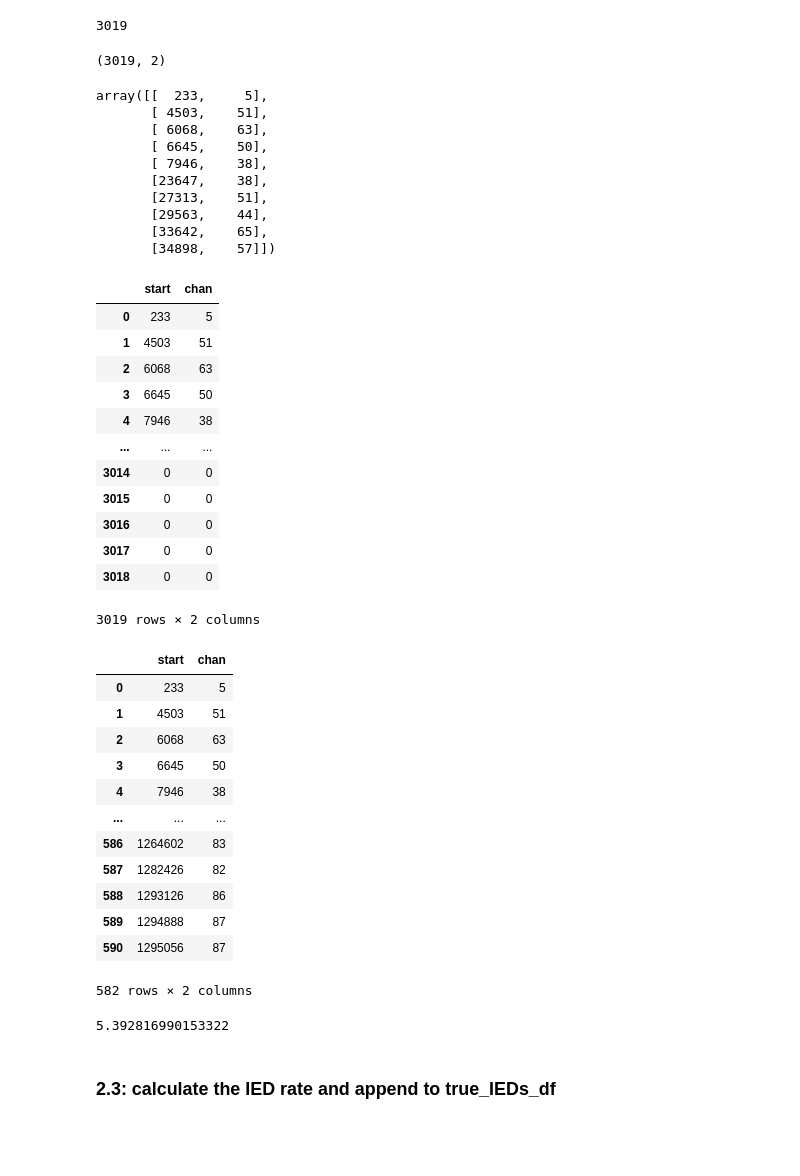
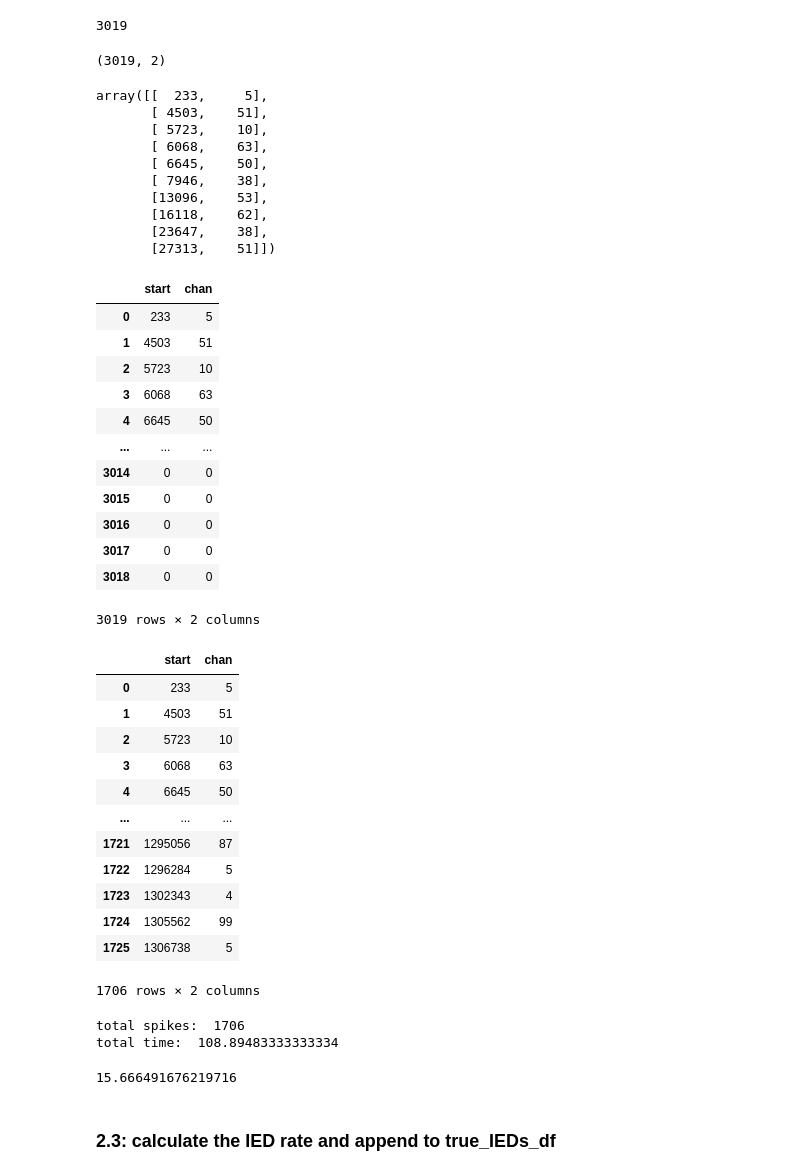
Before and after one commit to Simurgh818/IED_distributions, a Jupyter notebook: IED_distributions.ipynb, the cells around one changed output. Saved outputs shown, nothing was run; the diff lists cells and outputs as text; code cells hidden in the pictures; blank space fills up the shorter version.

Commit message:
fixing a bug in the code that under counted the spikes.

```diff
--- a/IED_distributions.ipynb
+++ b/IED_distributions.ipynb
@@ -159,17 +169,17 @@ session_df_tp.head(10)
 m, n = session_df_tp.shape
 print(m)
 true_IEDs = np.zeros((m,2),dtype=int);
-true_IEDs_df = pd.DataFrame({"start":[session_df_tp.at[0,'start']],
-                            "chan":[session_df_tp.at[0,'chan']]})
-true_IEDs[0,:] = [session_df_tp.at[0,'start'],session_df_tp.at[0,'chan']]
-i = 1
-for ied in range(1,m):
-    idx = session_df_tp.index.values[ied]
-    # print(idx)
-    if (idx and idx+1) in session_df_tp.index:
-
-        if (int(session_df_tp.loc[[idx], 'start']+20) < int(session_df_tp.loc[[idx+1], 'start'])):
-            true_IEDs[i,:] = [session_df_tp.loc[idx,'start'],session_df_tp.loc[idx,'chan']]
+#true_IEDs_df = pd.DataFrame({"start":[session_df_tp.at[0,'start']],
+#                            "chan":[session_df_tp.at[0,'chan']]})
+# true_IEDs[0,:] = [session_df_tp.at[0,'start'],session_df_tp.at[0,'chan']]
+i = 0
+for idx, ied in enumerate(session_df_tp.index.values[:-1]): #range(1,m-1):
+    #print(idx, ied)
+    if (session_df_tp.index.values[[idx+1]][0]): # check here to see what is going on.
+        idx_plus_one = session_df_tp.index.values[[idx+1]][0]
+        #print(idx_plus_one)
+        if (int(session_df_tp.loc[[ied], 'start']+20) < int(session_df_tp.loc[[idx_plus_one], 'start'])):
+            true_IEDs[i,:] = [session_df_tp.loc[ied,'start'],session_df_tp.loc[ied,'chan']]
             i=  i+1
             #true_IEDs_df.
         else:
@@ -183,14 +193,14 @@ true_IEDs[0:10,:]
 (3019, 2)
 array([[  233,     5],
        [ 4503,    51],
+       [ 5723,    10],
        [ 6068,    63],
        [ 6645,    50],
        [ 7946,    38],
+       [13096,    53],
+       [16118,    62],
        [23647,    38],
-       [27313,    51],
-       [29563,    44],
-       [33642,    65],
-       [34898,    57]])
+       [27313,    51]])
 # %%
 true_IEDs_df = pd.DataFrame(true_IEDs,columns=['start','chan'])
 true_IEDs_df
@@ -198,9 +208,9 @@ true_IEDs_df
 |  | start | chan |
 | 0 | 233 | 5 |
 | 1 | 4503 | 51 |
-| 2 | 6068 | 63 |
-| 3 | 6645 | 50 |
-| 4 | 7946 | 38 |
+| 2 | 5723 | 10 |
+| 3 | 6068 | 63 |
+| 4 | 6645 | 50 |
 | ... | ... | ... |
 | 3014 | 0 | 0 |
 | 3015 | 0 | 0 |
@@ -210,30 +220,34 @@ true_IEDs_df
 3019 rows × 2 columns
 # %%
 #filter out the zero values
-true_IEDs_df_clean= true_IEDs_df[true_IEDs_df['chan']!=0]
+true_IEDs_df_clean= true_IEDs_df[(true_IEDs_df['chan']!=0) & (true_IEDs_df['start']!=0)]
 true_IEDs_df_clean
 # %% [output]
 |  | start | chan |
 | 0 | 233 | 5 |
 | 1 | 4503 | 51 |
-| 2 | 6068 | 63 |
-| 3 | 6645 | 50 |
-| 4 | 7946 | 38 |
+| 2 | 5723 | 10 |
+| 3 | 6068 | 63 |
+| 4 | 6645 | 50 |
 | ... | ... | ... |
-| 586 | 1264602 | 83 |
-| 587 | 1282426 | 82 |
-| 588 | 1293126 | 86 |
-| 589 | 1294888 | 87 |
-| 590 | 1295056 | 87 |
+| 1721 | 1295056 | 87 |
+| 1722 | 1296284 | 5 |
+| 1723 | 1302343 | 4 |
+| 1724 | 1305562 | 99 |
+| 1725 | 1306738 | 5 |
-582 rows × 2 columns
+1706 rows × 2 columns
 # %%
 # total spikes over total time
 total_spikes = np.shape(true_IEDs_df_clean)[0]
 total_time = true_IEDs_df_clean.iloc[-1,0]/12000
 total_rate = total_spikes/total_time
+print("total spikes: ", total_spikes)
+print("total time: ", total_time)
 total_rate
 # %% [output]
-5.392816990153322
+total spikes:  1706
+total time:  108.89483333333334
+15.666491676219716
 # %% [markdown]
 ### 2.3: calculate the IED rate and append to true_IEDs_df
 # %%
```
Also changed, not shown: parts of 18 cells of this notebook.
